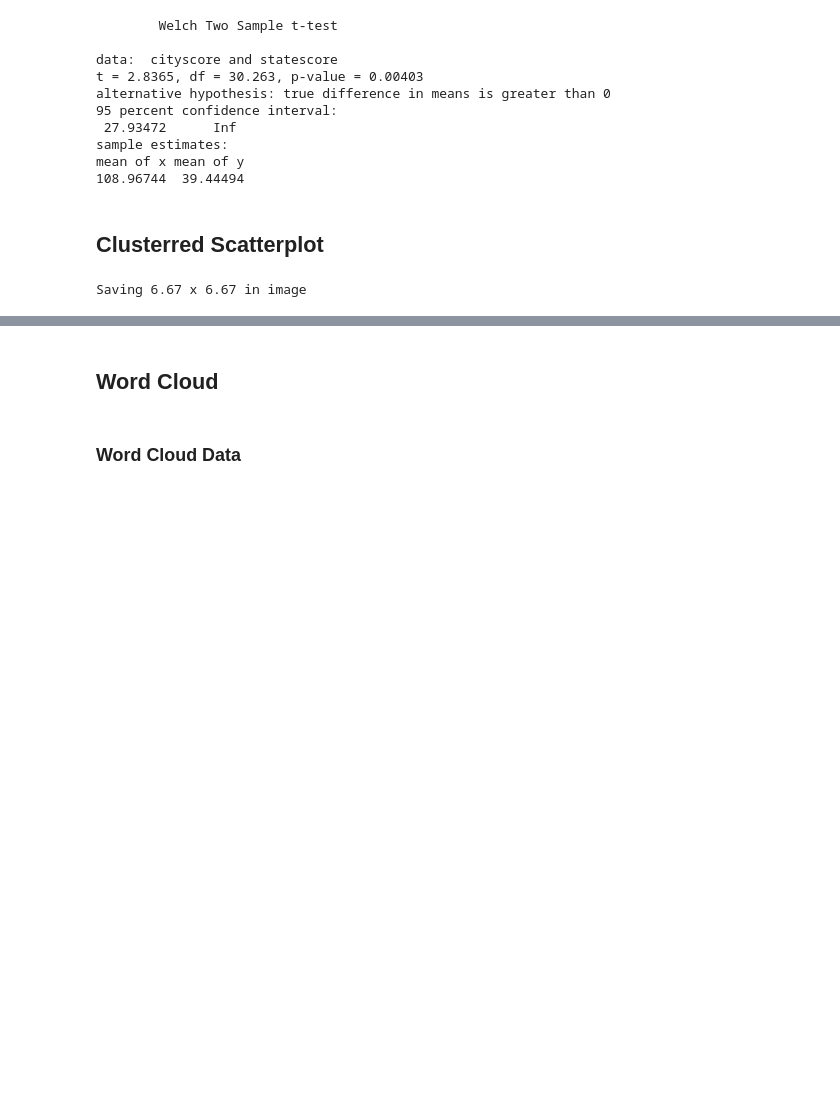
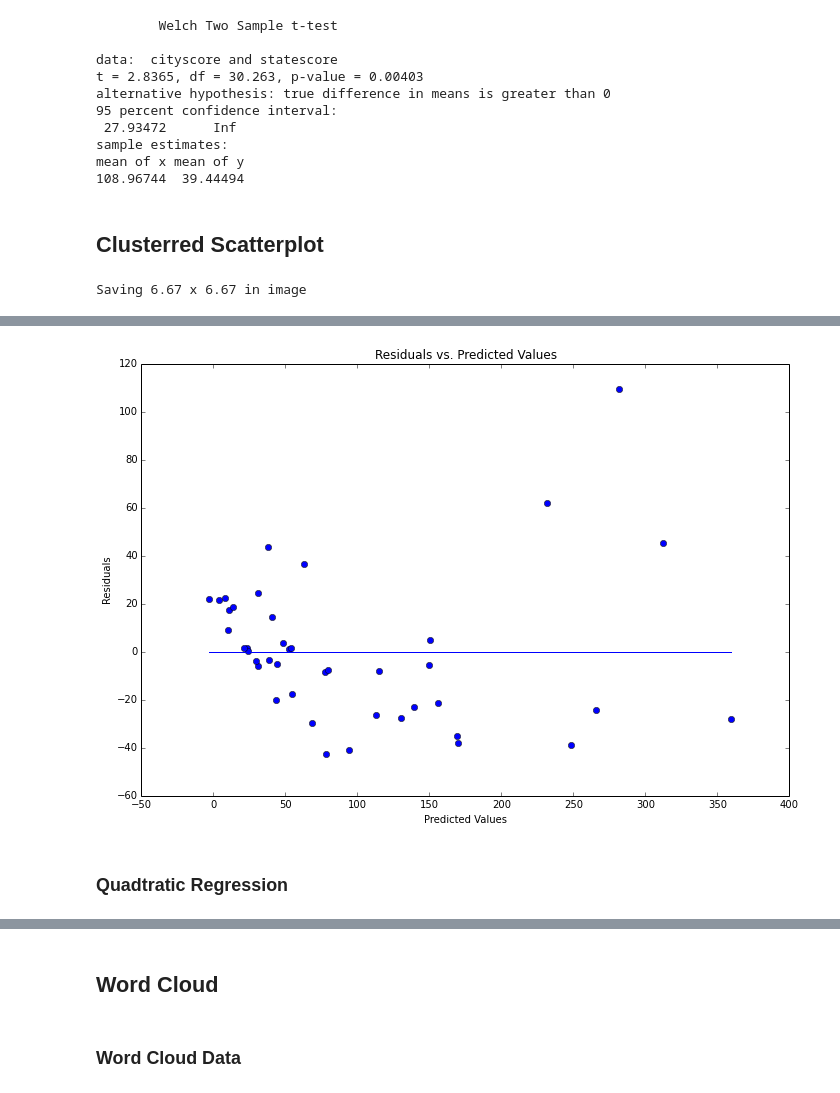
Before and after one commit to kemengtianma/Capstone-Project, a Jupyter notebook: Stat 222 Project.ipynb, the cells around one changed output, grey strips where cells are left out. Drawn from its saved outputs; the diff is of its cells as text; code cells hidden in the pictures; blank space fills up the shorter version.

```diff
--- a/Stat 222 Project.ipynb
+++ b/Stat 222 Project.ipynb
@@ -366,0 +328,3 @@ Kurtosis:                       5.503   Cond. No.                         62.0
+# %%
+results = smf.ols('score ~ num_comments', data=data).fit()
+print results.summary()
@@ -367,6 +349,16 @@ Kurtosis:                       5.503   Cond. No.                         62.0
 # %%
+%matplotlib inline
 res = results.resid
 fit = results.fittedvalues
+fig = plt.figure()
+axes = fig.add_axes([0.2,0.2,1.5,1.5])
 plt.plot(fit, res, 'bo')
 plt.plot(fit, 0*fit, '-')
-plt.show()
+axes.set_xlabel('Predicted Values')
+axes.set_ylabel('Residuals')
+axes.set_title('Residuals vs. Predicted Values')
+plt.savefig('ResPlot.png')
+# %% [output]
+[figure, added]
+# %% [markdown]
+### Quadtratic Regression
```
Also changed, not shown: parts of 20 cells of this notebook.
